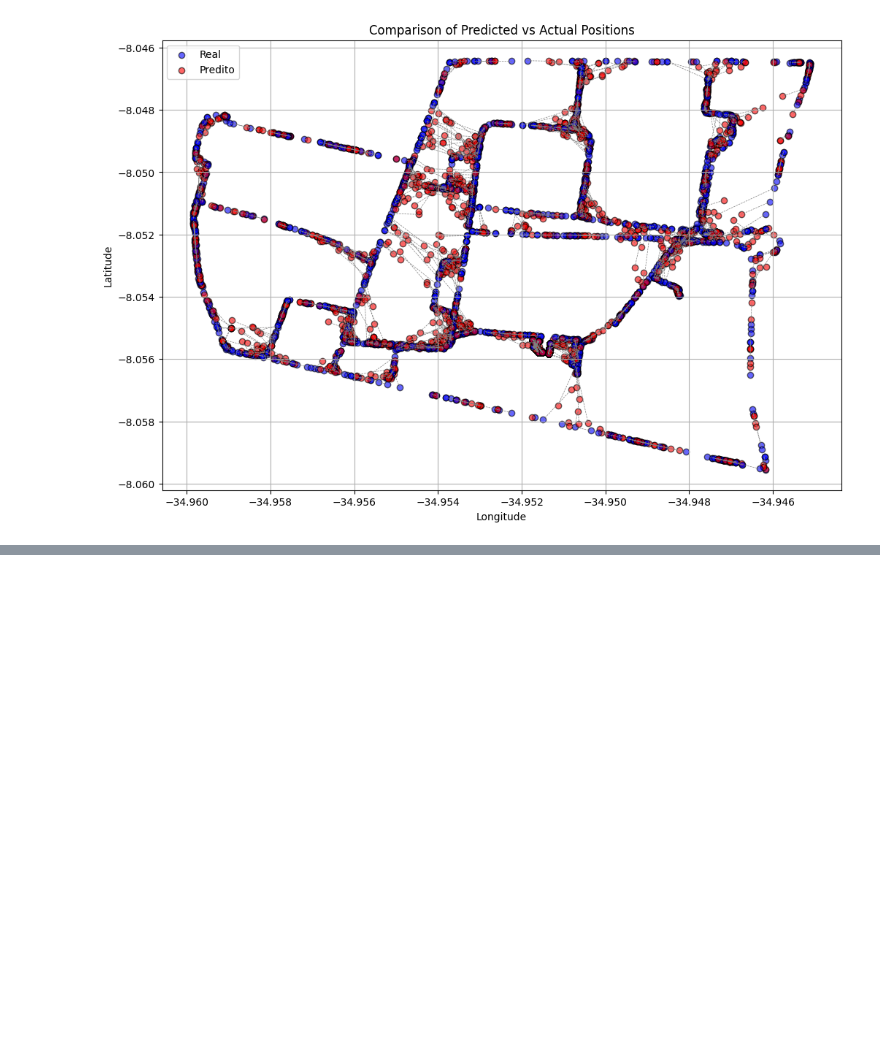
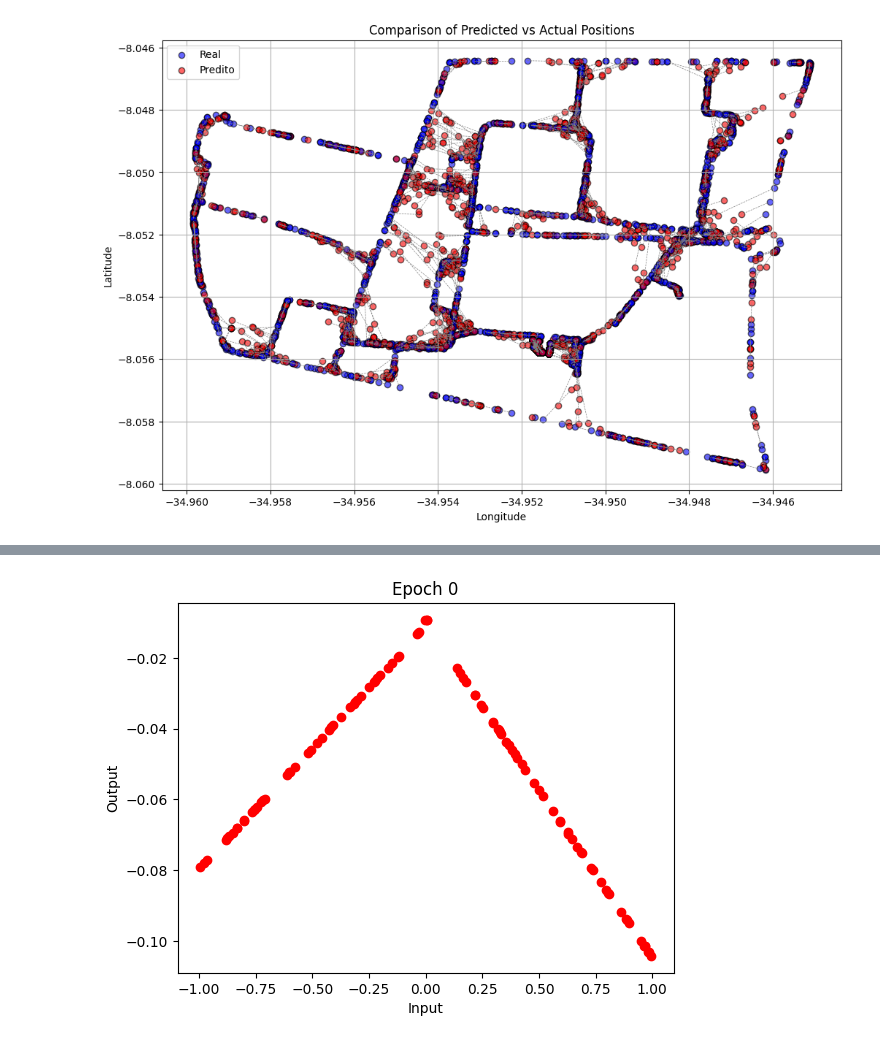
Before and after one commit to ianzin30/Comunicacoes-Moveis, a Jupyter notebook: randomforest.ipynb, the cells around one changed output, grey strips where cells are left out. Saved outputs shown, nothing was run; the diff lists cells and outputs as text; code cells hidden in the pictures; blank space fills up the shorter version.

```diff
--- a/randomforest.ipynb
+++ b/randomforest.ipynb
@@ -194,3 +194,102 @@ def plot_comparison_map(y_true, y_pred):
 plot_comparison_map(y_val.values, predictions)
 # %% [output]
 [figure]
+# %%
+import tensorflow as tf
+from tensorflow.keras import layers
+import numpy as np
+import matplotlib.pyplot as plt
+
+# Definindo o gerador
+def build_generator():
+    model = tf.keras.Sequential()
+    model.add(layers.Dense(64, input_dim=1, activation='relu'))
+    model.add(layers.Dense(128, activation='relu'))
+    model.add(layers.Dense(1))
+    return model
+
+# Definindo o discriminador
+def build_discriminator():
+    model = tf.keras.Sequential()
+    model.add(layers.Dense(64, input_dim=1, activation='relu'))
+    model.add(layers.Dense(128, activation='relu'))
+    model.add(layers.Dense(1, activation='sigmoid'))
+    return model
+
+# Compilando o discriminador
+discriminator = build_discriminator()
+discriminator.compile(loss='binary_crossentropy', optimizer='adam', metrics=['accuracy'])
+
+# Compilando o gerador
+generator = build_generator()
+
+# Construindo o modelo GAN
+z = layers.Input(shape=(1,))
+generated_data = generator(z)
+discriminator.trainable = False
+validity = discriminator(generated_data)
+combined = tf.keras.Model(z, validity)
+combined.compile(loss='binary_crossentropy', optimizer='adam')
+
+# Função para gerar dados de regressão
+def generate_real_data(n):
+    X = np.random.rand(n, 1) * 2 - 1  # Dados de entrada entre -1 e 1
+    y = 2 * X + 1  # Função linear y = 2x + 1
+    return X, y
+
+# Gerando dados reais
+X_real, y_real = generate_real_data(1000)
+
+# Hyperparameters
+batch_size = 32
+epochs = 1000
+sample_interval = 100
+
+# Arrays para guardar as perdas
+d_losses = []
+g_losses = []
+
+# Função para salvar os dados gerados
+def save_generated_data(epoch):
+    noise = np.random.rand(100, 1) * 2 - 1
+    generated_data = generator.predict(noise)
+    plt.scatter(noise, generated_data, color='red')
+    plt.title(f'Epoch {epoch}')
+    plt.xlabel('Input')
+    plt.ylabel('Output')
+    plt.show()
+
+# Treinamento da GAN
+for epoch in range(epochs):
+    # Treinando o discriminador
+    idx = np.random.randint(0, X_real.shape[0], batch_size)
+    real_data = y_real[idx]
+    noise = np.random.rand(batch_size, 1) * 2 - 1
+    generated_data = generator.predict(noise)
+    d_loss_real = discriminator.train_on_batch(real_data, np.ones((batch_size, 1)))
+    d_loss_fake = discriminator.train_on_batch(generated_data, np.zeros((batch_size, 1)))
+    d_loss = 0.5 * np.add(d_loss_real, d_loss_fake)
+
+    # Treinando o gerador
+    noise = np.random.rand(batch_size, 1) * 2 - 1
+    g_loss = combined.train_on_batch(noise, np.ones((batch_size, 1)))
+
+    # Guardando as perdas
+    d_losses.append(d_loss[0])
+    g_losses.append(g_loss)
+
+    # Salvando e mostrando os dados gerados a cada intervalo de amostra
+    if epoch % sample_interval == 0:
+        save_generated_data(epoch)
+        print(f"{epoch} [D loss: {d_loss[0]} | D accuracy: {100*d_loss[1]}] [G loss: {g_loss}]")
+
+# Plotando as perdas
+plt.figure(figsize=(10,5))
+plt.plot(d_losses, label='Discriminator Loss')
+plt.plot(g_losses, label='Generator Loss')
+plt.xlabel('Epoch')
+plt.ylabel('Loss')
+plt.legend()
+plt.title('GAN Training Losses')
+plt.show()
+# %% [output]
@@ -196,0 +298 @@ plot_comparison_map(y_val.values, predictions)
+[figure, added]
```
Also changed, not shown: parts of 1 cell of this notebook, 4 other files.
